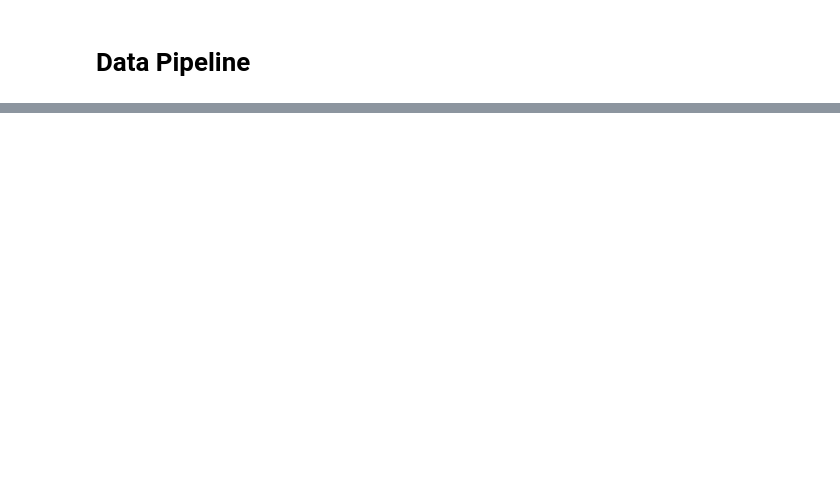
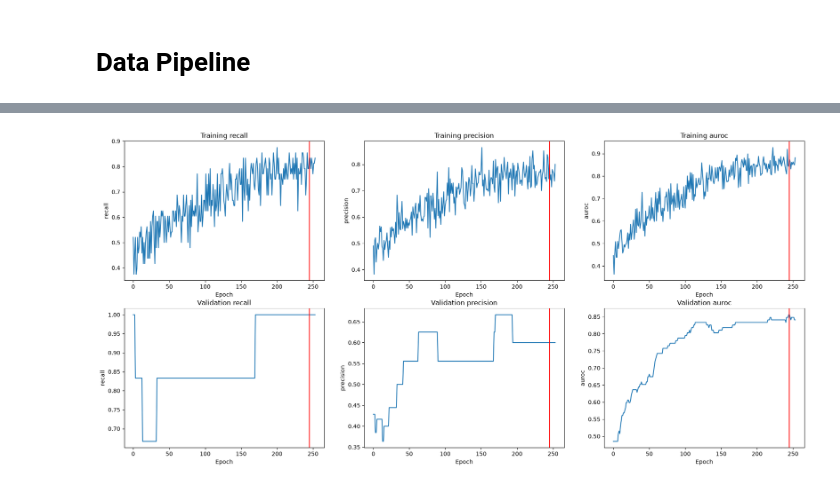
Before and after one commit to nestoram29-uni/INFO-698-Multimodal-AI-Medicine, a Jupyter notebook: src/Advanced_Models.ipynb, the cells around one changed output, grey strips where cells are left out. Cells and saved outputs as stored; diff of their text form; code cells hidden in the pictures; blank space fills up the shorter version.

Commit message:
Add plot of metrics over epoch

```diff
--- a/src/Advanced_Models.ipynb
+++ b/src/Advanced_Models.ipynb
@@ -153,8 +154,6 @@ train_idx, val_idx,  = train_test_split(
     random_state = 1234
 )
 # %%
-encoder = OneHotEncoder(drop = 'if_binary', sparse_output = False)
-
 num_cols = clinical.columns.difference([
     'sex', 'Img Path', 'Steatosis stage', 'Fibroscan S', 'Fibroscan F'
 ])
@@ -175,7 +174,6 @@ num_transformer = Pipeline(
 preprocessor = ColumnTransformer(
     transformers = [
         ('num', num_transformer, num_cols),
-        ('encoder', encoder, ['sex'])
     ],
     remainder = 'passthrough',
     verbose_feature_names_out = False,
@@ -203,6 +199,7 @@ ColumnTransformer(remainder='passthrough',
 # %%
 y = clinical['Steatosis stage'] >= 2
 clinical = clinical.drop(columns = ['Steatosis stage', 'Fibroscan F', 'Fibroscan S'])
+clinical['sex'] = (clinical['sex'] == 'M').astype(int)
 
 clinical = {
     'train': (preprocessor.fit_transform(clinical.loc[train_idx]), y.loc[train_idx]),
@@ -431,7 +421,30 @@ def trainModel(model, train_set, val_set):
+# %%
+def plotMetrics(history, callbacks):
+    fig, axs = plt.subplots(2, 3, figsize = (22, 10))
+
+    h = history.history
+
+    best_epoch = callbacks[1].best_epoch
+
+    for i, m in enumerate(('recall', 'precision', 'auroc')):
+        axs[0, i].plot(h[m])
+        axs[0, i].set_xlabel('Epoch')
+        axs[0, i].set_ylabel(m)
+        axs[0, i].set_title(f'Training {m}')
+        axs[0, i].axvline(x = best_epoch, color = 'red')
+
+        axs[1, i].plot(h[f'val_{m}'])
+        axs[1, i].set_xlabel('Epoch')
+        axs[1, i].set_ylabel(m)
+        axs[1, i].set_title(f'Validation {m}')
+        axs[1, i].axvline(x = best_epoch, color = 'red')
 # %%
 x_train, y_train = clinical['train']
 x_val, y_val = clinical['val']
 x_test, y_test = clinical['test']
+
+smote = SMOTE(random_state = 1234)
+x_train, y_train = smote.fit_resample(x_train, y_train)
 
 train_set = createDataset(x_train, y_train)
 val_set = createDataset(x_val, y_val)
@@ -443,5 +456,5 @@ tab_model = buildTabularBranch(
     initial_bias = np.log(y_train.value_counts()[True] / y_train.value_counts()[False])
 )
 
-tab_model = trainModel(tab_model, train_set, val_set)
+tab_history, tab_callbacks = trainModel(tab_model, train_set, val_set)
 # %% [output]
@@ -469,3 +479,7 @@ Restoring model weights from the end of the best epoch: 27.
+# %%
+plotMetrics(tab_history, tab_callbacks)
+# %% [output]
+[figure, added]
 # %%
 x_train, y_train = image_map['train']
 x_val, y_val = image_map['val']
```
Also changed, not shown: parts of 10 cells of this notebook.
